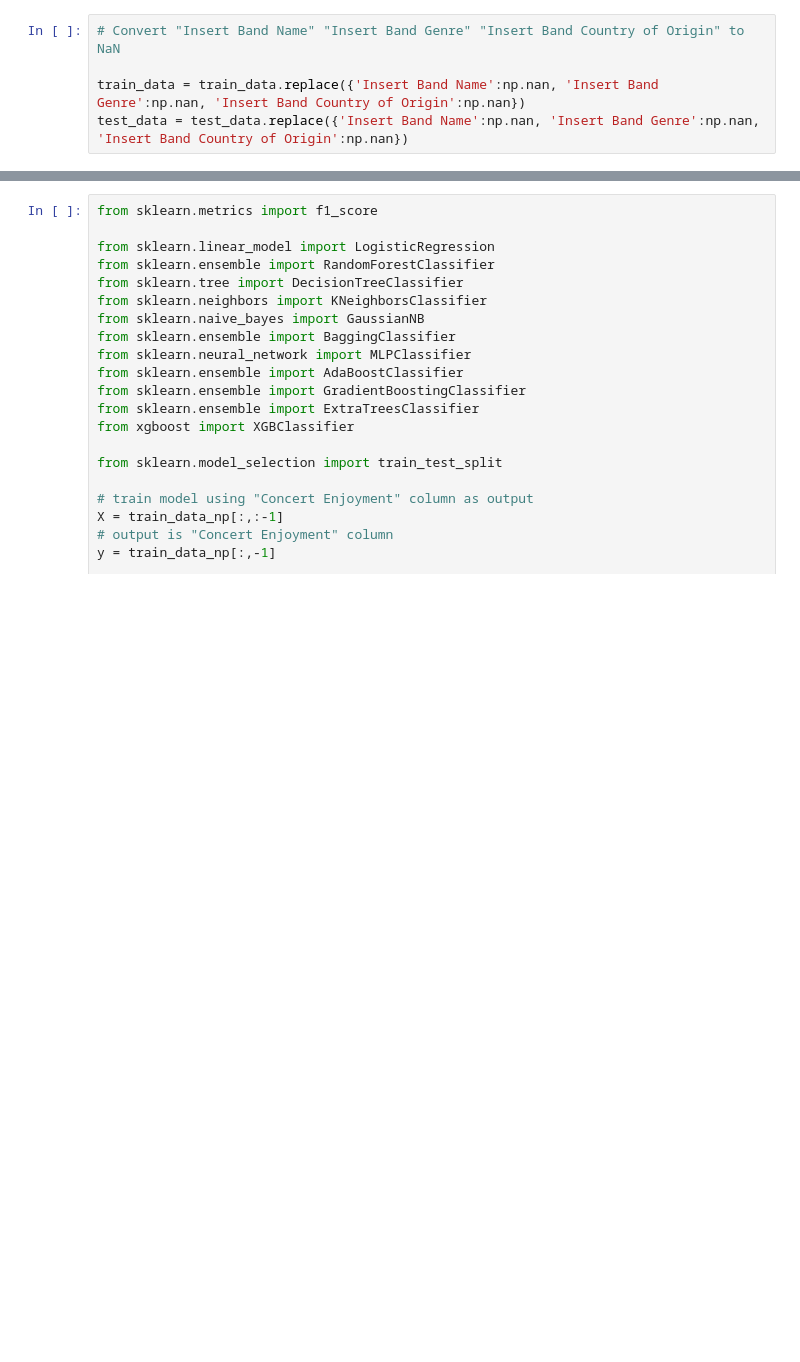
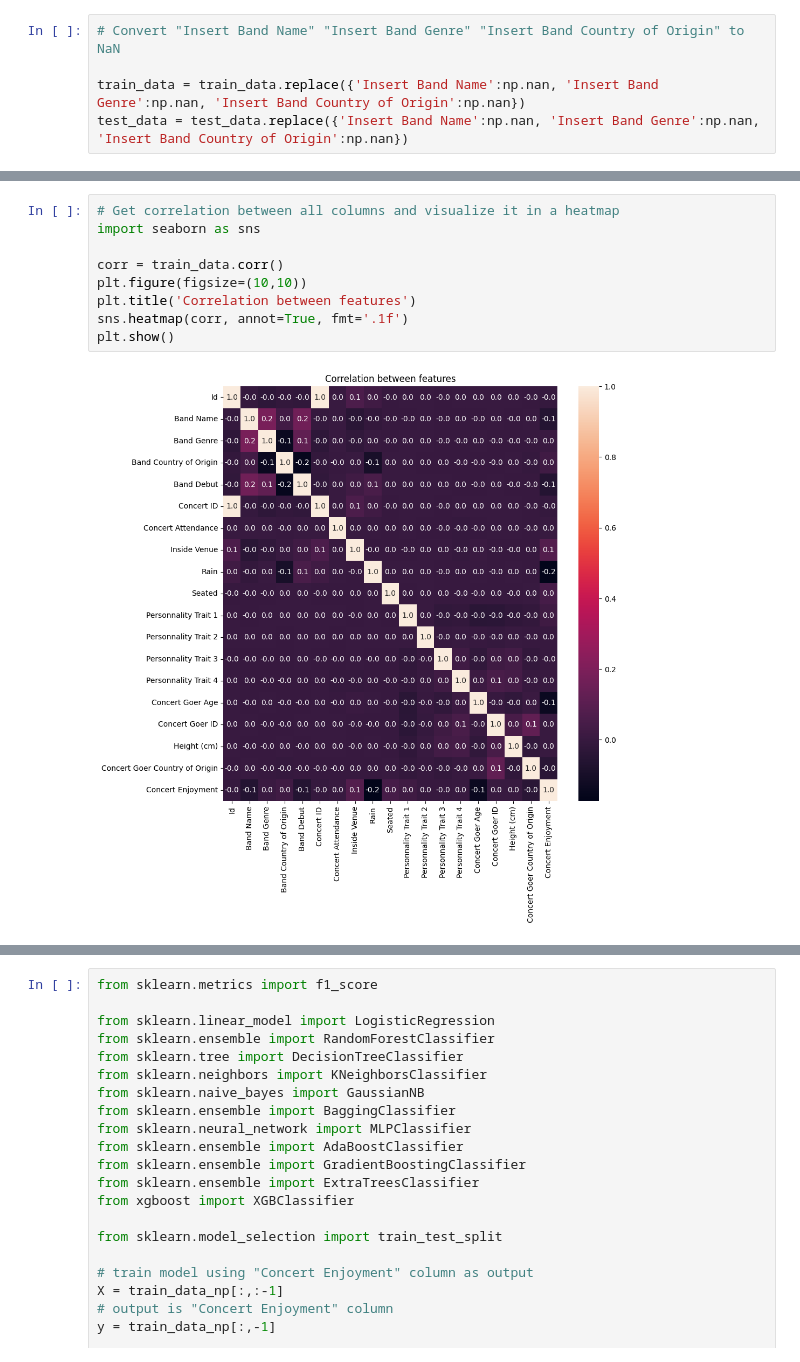
Before and after one commit to shahrohman/inf8245e_kaggle, a Jupyter notebook: ML_kaggle.ipynb, the cells around one changed output, grey strips where cells are left out. Cells and saved outputs as stored; diff of their text form; blank space fills up the shorter version.

```diff
--- a/ML_kaggle.ipynb
+++ b/ML_kaggle.ipynb
@@ -320,0 +212,11 @@ train_data.describe()
+# %%
+# Get correlation between all columns and visualize it in a heatmap
+import seaborn as sns
+
+corr = train_data.corr()
+plt.figure(figsize=(10,10))
+plt.title('Correlation between features')
+sns.heatmap(corr, annot=True, fmt='.1f')
+plt.show()
+# %% [output]
+[figure, added]
```
Also changed, not shown: parts of 59 cells of this notebook, 2 other files.
